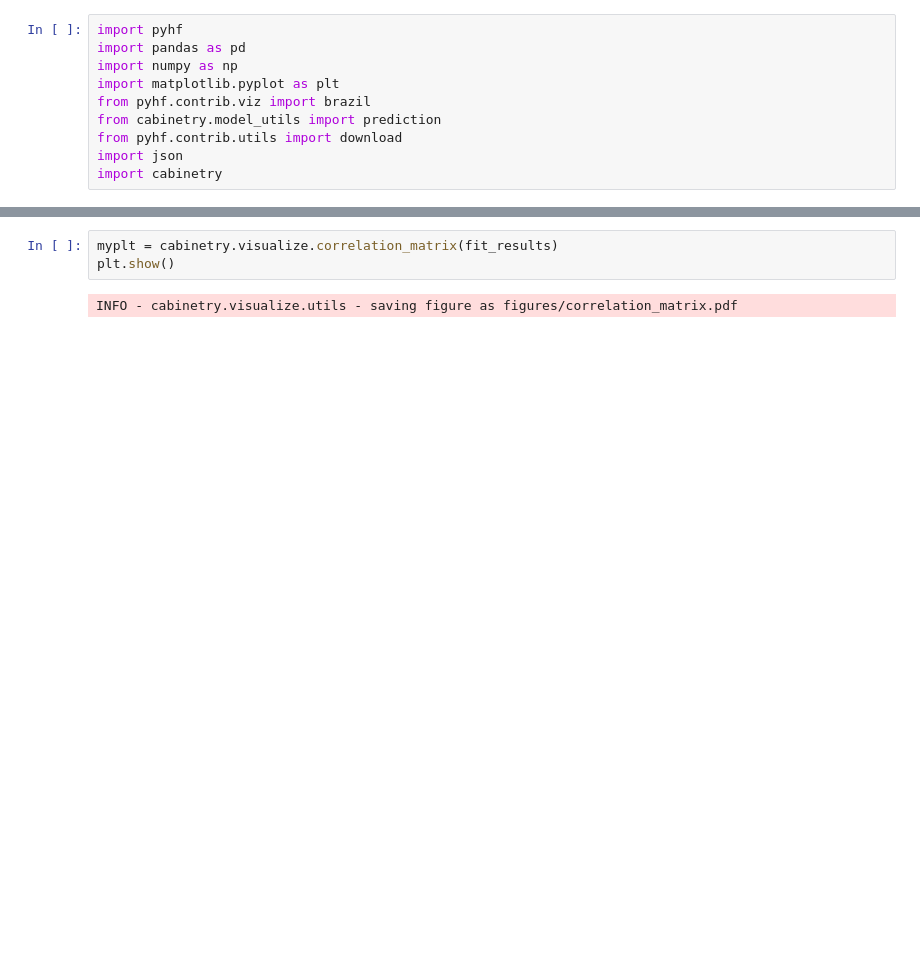
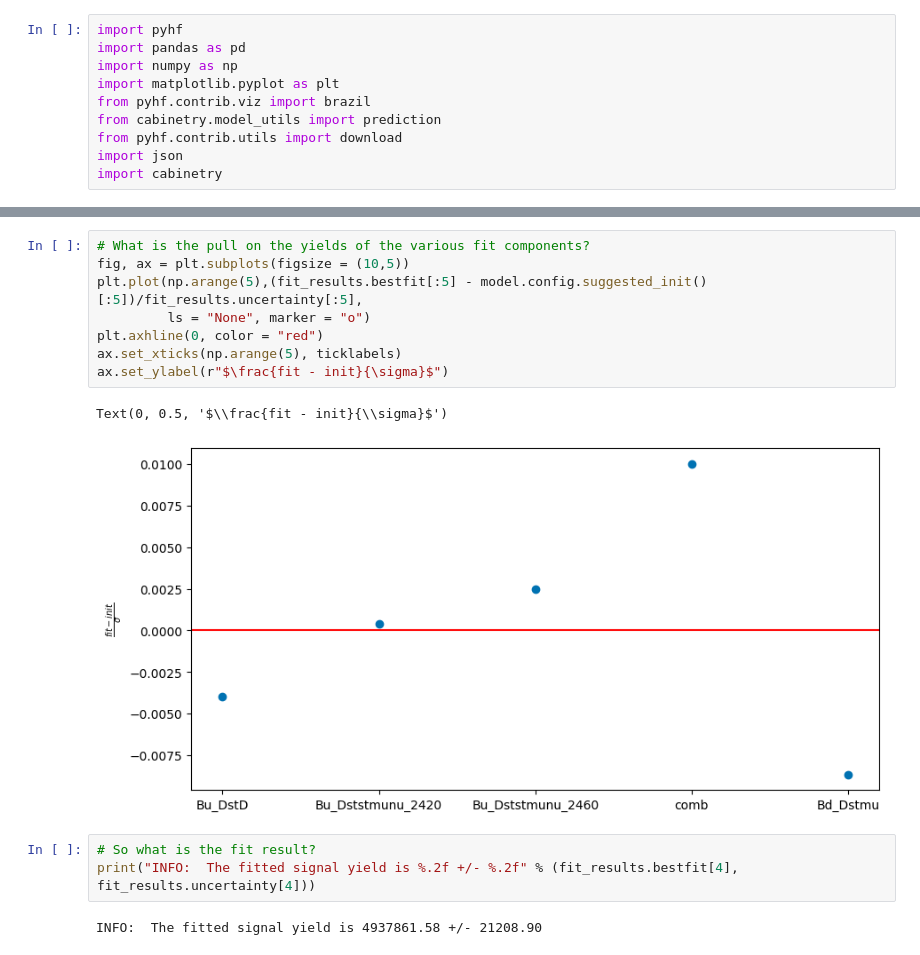
Before and after one commit to mesmith75/yeti-practical, a Jupyter notebook: code/CorrectedMassFit.ipynb, the cells around one changed output, grey strips where cells are left out. Cells and saved outputs as stored; diff of their text form; blank space fills up the shorter version.

```diff
--- a/code/CorrectedMassFit.ipynb
+++ b/code/CorrectedMassFit.ipynb
@@ -141,5 +97,16 @@ fig.show()
 # %%
-myplt = cabinetry.visualize.correlation_matrix(fit_results)
-plt.show()
+# What is the pull on the yields of the various fit components?
+fig, ax = plt.subplots(figsize = (10,5))
+plt.plot(np.arange(5),(fit_results.bestfit[:5] - model.config.suggested_init()[:5])/fit_results.uncertainty[:5],
+         ls = "None", marker = "o")
+plt.axhline(0, color = "red")
+ax.set_xticks(np.arange(5), ticklabels)
+ax.set_ylabel(r"$\frac{fit - init}{\sigma}$")
 # %% [output]
-INFO - cabinetry.visualize.utils - saving figure as figures/correlation_matrix.pdf
+Text(0, 0.5, '$\\frac{fit - init}{\\sigma}$')
+[figure, added]
+# %%
+# So what is the fit result?
+print("INFO:  The fitted signal yield is %.2f +/- %.2f" % (fit_results.bestfit[4], fit_results.uncertainty[4]))
+# %% [output]
+INFO:  The fitted signal yield is 4937861.58 +/- 21208.90
```
Also changed, not shown: parts of 14 cells of this notebook, 2 other files.
